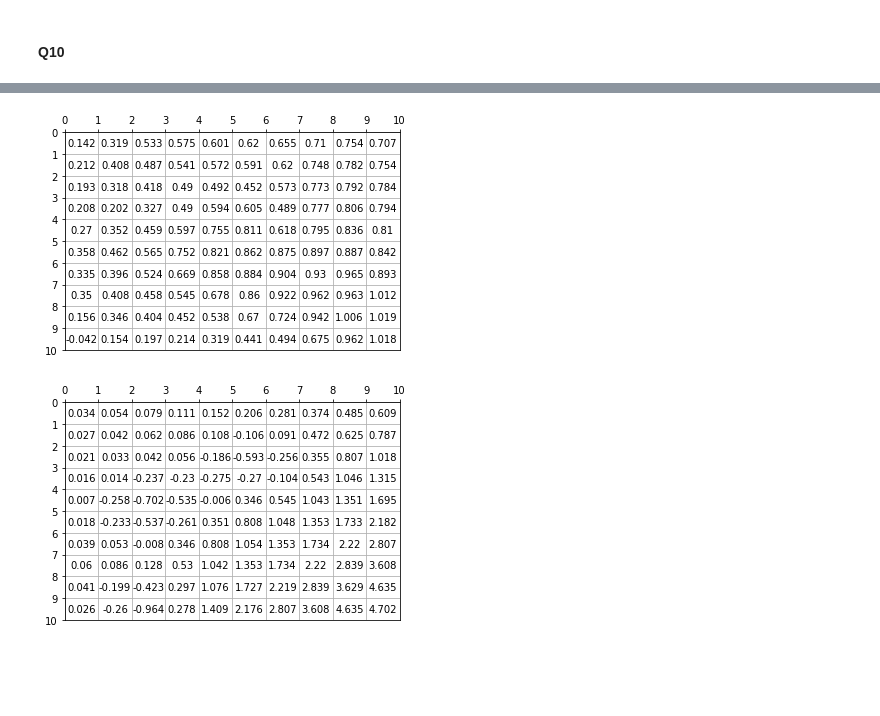
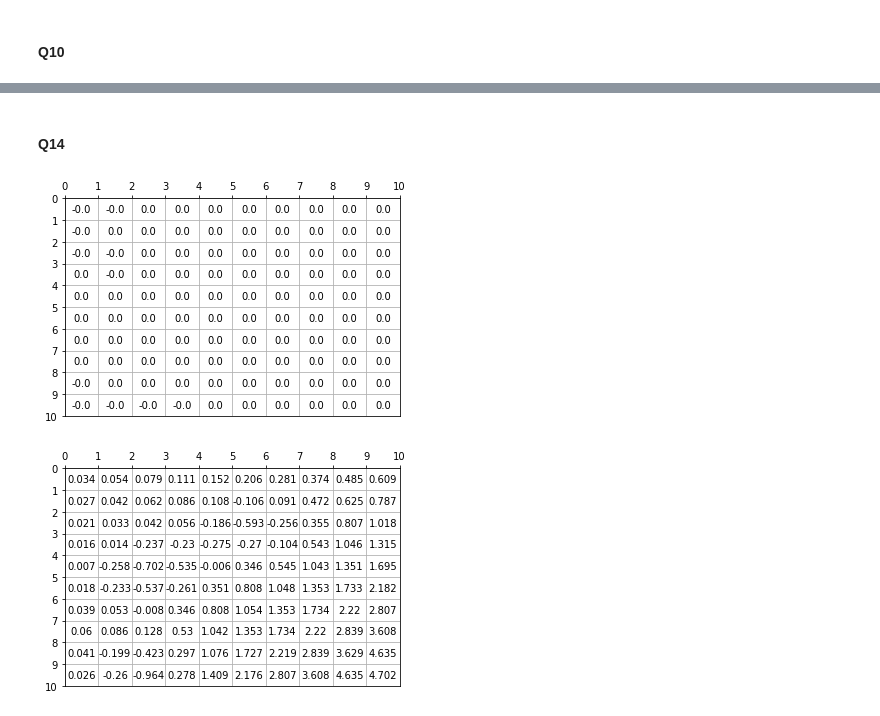
Before and after one commit to ddepe/Reinforcement-Learning-and-Inverse-Reinforcement-Learning, a Jupyter notebook: Project 3 Q10_Q25.ipynb, the cells around one changed output, grey strips where cells are left out. Saved outputs shown, nothing was run; the diff lists cells and outputs as text; code cells hidden in the pictures; blank space fills up the shorter version.

```diff
--- a/Project 3 Q10_Q25.ipynb
+++ b/Project 3 Q10_Q25.ipynb
@@ -448,3 +383,40 @@ def compute_accuracy(expert_policy,learned_policy,states):
             acc_sum += np.sum(x_cell==y_cell)
 #     print(acc_sum)
     return acc_sum / states
+# %%
+def find_best_reward(orig_reward,lambdas,discount_val):
+    accuracies = []
+    R_max = np.max(orig_reward)
+
+    q10_25 = environment(orig_reward)
+    q10_25.estimation(values)
+    q10_25.values =  np.rot90(np.rot90(np.rot90(q10_25.values)))
+    q10_25.rewards = np.rot90(np.rot90(np.rot90(q10_25.rewards)))
+    q10_25.estimation_policy(values)
+    expert_policy = q10_25.policies
+
+    max_accuracy = 0
+    max_lambda = 0
+    best_reward = orig_reward
+
+    for lamb in lambdas:
+        new_reward = learn_reward(expert_policy,lamb,discount_val,q10_25.probabilities_matrix,R_max)
+
+        q10_25_new = environment(new_reward)
+        q10_25_new.estimation(values)
+        q10_25_new.values =  np.rot90(np.rot90(np.rot90(q10_25_new.values)))
+        q10_25_new.rewards = np.rot90(np.rot90(np.rot90(q10_25_new.rewards)))
+        q10_25_new.estimation_policy(values)
+        learned_policy = q10_25_new.policies
+
+        accuracy = compute_accuracy(expert_policy,learned_policy,grid_states)
+
+        accuracies.append(accuracy)
+
+        if(accuracy > max_accuracy):
+            best_reward = new_reward
+            max_accuracy = accuracy
+            max_lambda = lamb
+
+    print('Found closest reward')
+    return max_lambda, accuracies, best_reward
@@ -521,0 +435,5 @@ print(best_reward*1e8)
+# %%
+orig_reward = ReFunc1
+discount_val = 0.8
+lambdas = np.linspace(.01,5,500)
+max_lambda, accuracies, best_reward = find_best_reward(orig_reward,lambdas,discount_val)
@@ -521,0 +471,2 @@ print(best_reward*1e8)
+# %% [markdown]
+#### Q14
@@ -522,5 +475,5 @@ print(best_reward*1e8)
 # %%
-plot_values(best_reward*1e8)
+plot_values(best_reward)
 # %% [output]
-[figure, old version]
+[figure, new version]
 # %%
```
Also changed, not shown: parts of 53 cells of this notebook.
